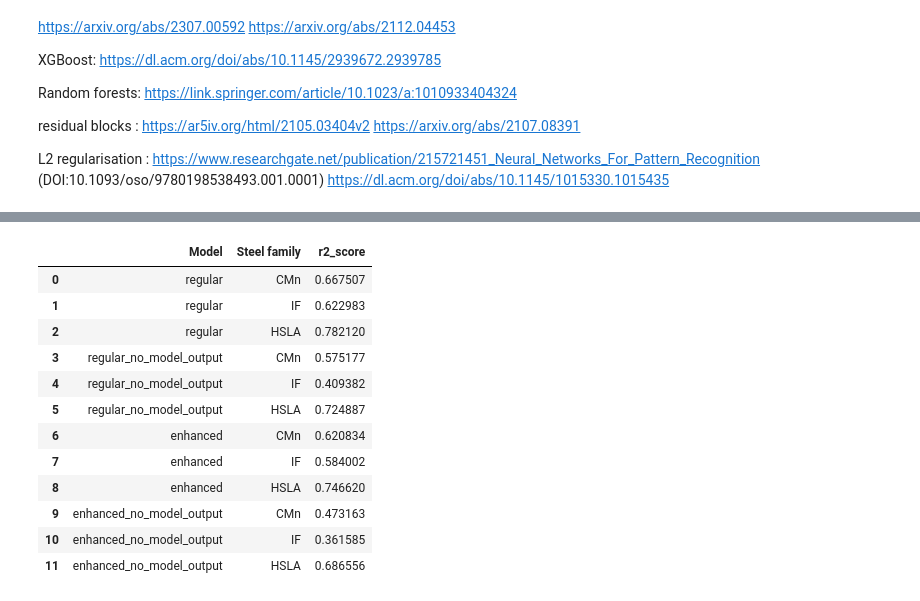
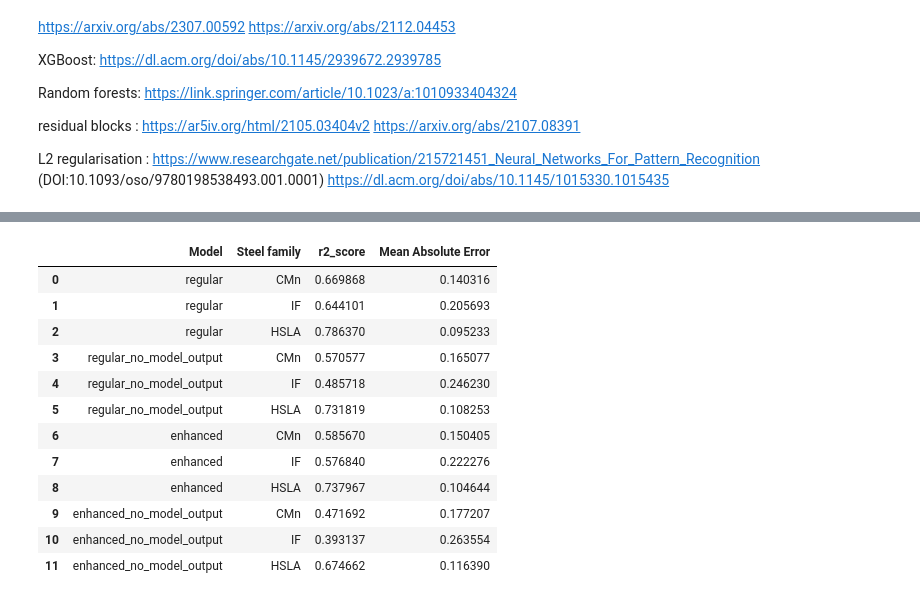
Before and after one commit to TonnyLe14/master-thesis, a Jupyter notebook: branch_mlp.ipynb, the cells around one changed output, grey strips where cells are left out. Cells and saved outputs as stored; diff of their text form; code cells hidden in the pictures.

```diff
--- a/branch_mlp.ipynb
+++ b/branch_mlp.ipynb
@@ -527,10 +422,12 @@ def train_family_models_enhanced(df, features_dict, num_epochs, hyperparameters,
             test_loss = criterion(y_pred, y_test_tensor.unsqueeze(1)).item()
             y_pred_np = y_pred.numpy().flatten()
             r2 = r2_score(y_test, y_pred_np)
+            mae = mean_absolute_error(y_test, y_pred_np)
 
             evaluation_results[family] = {
                 'test_loss': test_loss,
-                'r2_score': r2
+                'r2_score': r2,
+                'mae': mae
             }
             print(f"Evaluation for {family} - Test Loss: {test_loss:.4f}, R2: {r2:.4f}")
 
@@ -655,10 +552,12 @@ def train_family_models_regular(df, features_dict, num_epochs, hyperparameters,
             test_loss = criterion(y_pred, y_test_tensor.unsqueeze(1)).item()
             y_pred_np = y_pred.numpy().flatten()
             r2 = r2_score(y_test, y_pred_np)
+            mae = mean_absolute_error(y_test, y_pred_np)
 
             evaluation_results[family] = {
                 'test_loss': test_loss,
-                'r2_score': r2
+                'r2_score': r2,
+                'mae': mae
             }
             print(f"Evaluation for {family} - Test Loss: {test_loss:.4f}, R2: {r2:.4f}")
 
@@ -827,10 +727,3 @@ plot_actual_vs_predicted(test_scaled_df, family_models, features_dict)
-# %%
-best_params = {'batch_size': 32,
- 'dropout_rate': 0.2,
- 'hidden_units': 64,
- 'learning_rate': 0.001,
- 'l2_lambda': 0.001
-}
 # %%
 family_models_enhanced, eval_enhanced = train_family_models_enhanced(train_scaled_df, features_dict, 100, best_params_grid)
 # %% [output]
@@ -890,14 +753,13 @@ dropped 24 columns
 # %%
-# Split first to avoid data leakage
-train_df, test_df = train_test_split(dvl1_selected_no_mecomep, test_size=0.2, random_state=42)
+df = process_steel_data(full_path, path, correlation_rate, dvl_line, model_output=False)
 
-# Scale the training set
+train_df, test_df = train_test_split(df, test_size=0.2, random_state=42)
+
 scaler = StandardScaler()
-train_scaled = scaler.fit_transform(train_df.drop(['steel_family'], axis=1))
-train_scaled_df = pd.DataFrame(train_scaled, columns=train_df.drop(['steel_family'], axis=1).columns)
+train_scaled = scaler.fit_transform(train_df.drop(['steel_family', 'steel_grade'], axis=1))
+train_scaled_df = pd.DataFrame(train_scaled, columns=train_df.drop(['steel_family', 'steel_grade'], axis=1).columns)
 train_scaled_df['steel_family'] = train_df['steel_family'].reset_index(drop=True)
 
-# Scale the testing set using the scaler fitted on the training set
-test_scaled = scaler.transform(test_df.drop(['steel_family'], axis=1))
-test_scaled_df = pd.DataFrame(test_scaled, columns=test_df.drop(['steel_family'], axis=1).columns)
+test_scaled = scaler.transform(test_df.drop(['steel_family', 'steel_grade'], axis=1))
+test_scaled_df = pd.DataFrame(test_scaled, columns=test_df.drop(['steel_family', 'steel_grade'], axis=1).columns)
 test_scaled_df['steel_family'] = test_df['steel_family'].reset_index(drop=True)
@@ -962,29 +832,30 @@ eval_regular_no_model
 # %%
 all_models = {'regular': eval_regular, 'regular_no_model_output': eval_regular_no_model, 'enhanced': eval_enhanced, 'enhanced_no_model_output': eval_enhanced_no_model}
 data = []
 for model, metrics in all_models.items():
     for category, values in metrics.items():
         data.append({
             'Model': model,
             'Steel family': category,
-            'r2_score': values['r2_score']
+            'r2_score': values['r2_score'],
+            'Mean Absolute Error': values['mae']
         })
 df = pd.DataFrame(data)
 df
 # %% [output]
-|  | Model | Steel family | r2_score |
-| 0 | regular | CMn | 0.667507 |
-| 1 | regular | IF | 0.622983 |
-| 2 | regular | HSLA | 0.782120 |
-| 3 | regular_no_model_output | CMn | 0.575177 |
-| 4 | regular_no_model_output | IF | 0.409382 |
-| 5 | regular_no_model_output | HSLA | 0.724887 |
-| 6 | enhanced | CMn | 0.620834 |
-| 7 | enhanced | IF | 0.584002 |
-| 8 | enhanced | HSLA | 0.746620 |
-| 9 | enhanced_no_model_output | CMn | 0.473163 |
-| 10 | enhanced_no_model_output | IF | 0.361585 |
-| 11 | enhanced_no_model_output | HSLA | 0.686556 |
+|  | Model | Steel family | r2_score | Mean Absolute Error |
+| 0 | regular | CMn | 0.669868 | 0.140316 |
+| 1 | regular | IF | 0.644101 | 0.205693 |
+| 2 | regular | HSLA | 0.786370 | 0.095233 |
+| 3 | regular_no_model_output | CMn | 0.570577 | 0.165077 |
+| 4 | regular_no_model_output | IF | 0.485718 | 0.246230 |
+| 5 | regular_no_model_output | HSLA | 0.731819 | 0.108253 |
+| 6 | enhanced | CMn | 0.585670 | 0.150405 |
+| 7 | enhanced | IF | 0.576840 | 0.222276 |
+| 8 | enhanced | HSLA | 0.737967 | 0.104644 |
+| 9 | enhanced_no_model_output | CMn | 0.471692 | 0.177207 |
+| 10 | enhanced_no_model_output | IF | 0.393137 | 0.263554 |
+| 11 | enhanced_no_model_output | HSLA | 0.674662 | 0.116390 |
 # %%
 df.to_csv('results_mlp.csv', index=False)
 # %%
```
Also changed, not shown: parts of 27 cells of this notebook, 6 other files.
